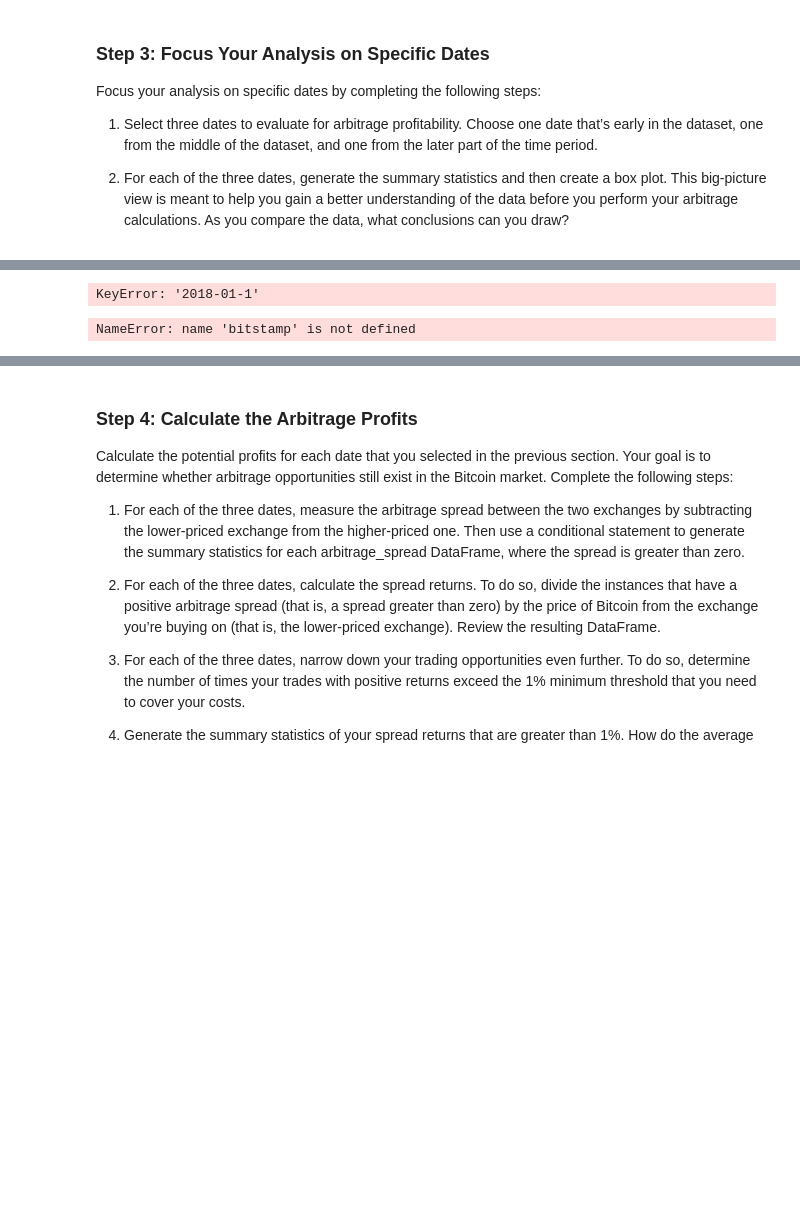
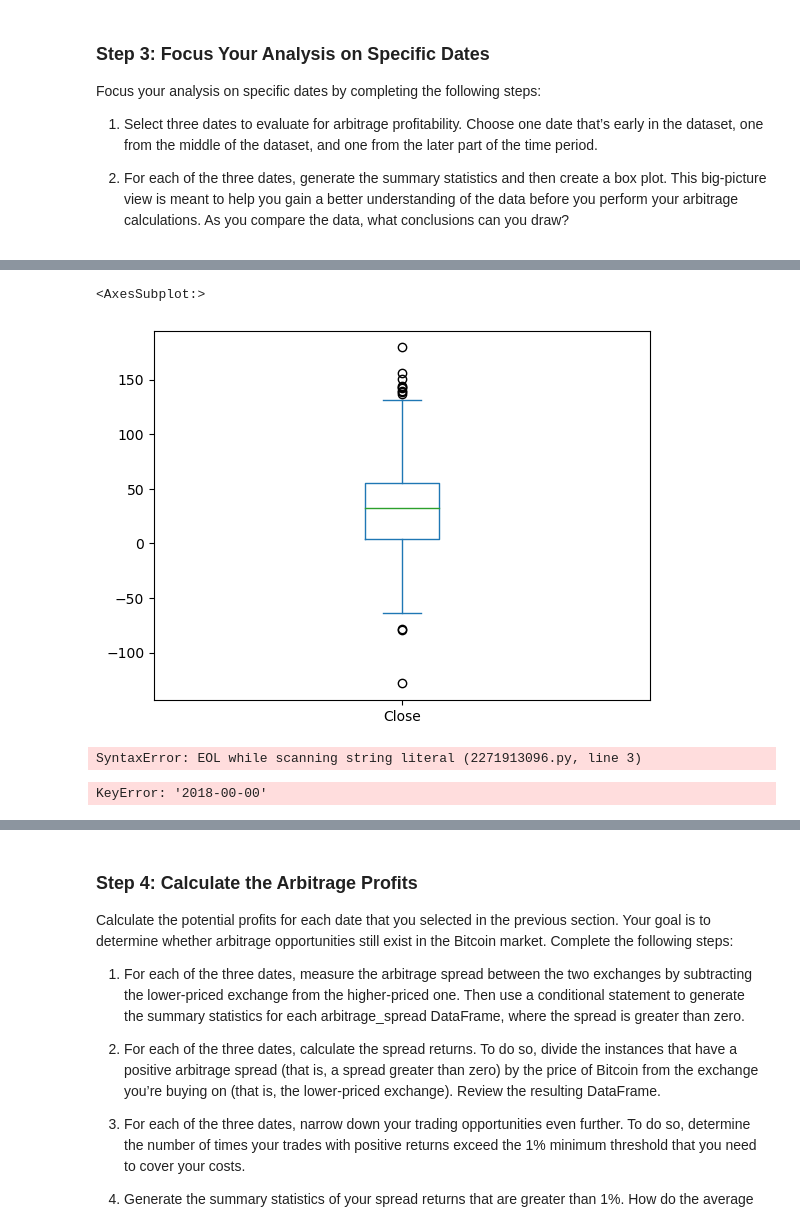
Before and after one commit to arianamoreno13/challenge3, a Jupyter notebook: challenge_03/crypto_arbitrage.ipynb, the cells around one changed output, grey strips where cells are left out. Cells and saved outputs as stored; diff of their text form; code cells hidden in the pictures; blank space fills up the shorter version.

Commit message:
updates have been made

```diff
--- a/challenge_03/crypto_arbitrage.ipynb
+++ b/challenge_03/crypto_arbitrage.ipynb
@@ -427,0 +446,8 @@ Focus your analysis on specific dates by completing the following steps:
+# %%
+# Using the early date that you have selected, calculate the arbitrage spread
+# by subtracting the bitstamp lower closing prices from the coinbase higher closing prices
+arbitrage_spread_early = coinbase_sliced.loc["2018-01-09 00:00:00": "2018-01-09 16:00:00"] - bitstamp_sliced.loc["2018-01-09 00:00:00": "2018-01-09 16:00:00"]
+
+
+# Generate summary statistics for the early DataFrame
+arbitrage_spread_early.describe()
@@ -428,18 +464,24 @@ Focus your analysis on specific dates by completing the following steps:
+# %%
+# Visualize the arbitrage spread from early in the dataset in a box plot
+arbitrage_spread_early.plot(kind="box")
+# %% [output]
+<AxesSubplot:>
+[figure, added]
 # %%
-# Create an overlay plot that visualizes the two dataframes over a period of one day early in the dataset.
+# Create an overlay plot that visualizes the two dataframes over a period of one day from the middle of the dataset.
 # Be sure that the plots include the parameters `legend`, `figsize`, `title`, `color` and `label`
-bitstamp['Close'].loc['2018-01-1'].plot(
-    legend=True, figsize=(15, 10), title="January 1st", color="blue", label="bitstamp")
-coinbase['Close'].loc['2018-01-1'].plot(
-    legend=True, figsize=(15, 10), color="green", label="coinbase")
+bitstamp.plot.loc["2018-02-01 00:00:00": "2018-02-01 16:00:00"](kind="box",legend=True, figsize=(15, 10), title="January 2018", color="blue", label="bitstamp)
+
+coinbase.plot.loc["2018-02-01 00:00:00": "2018-02-01 16:00:00"](kind="box,  legend=True, figsize=(15, 10), color="green", label="coinbase")
 # %% [output]
-KeyError: '2018-01-1'
+SyntaxError: EOL while scanning string literal (2271913096.py, line 3)
 # %%
-# Using the early date that you have selected, calculate the arbitrage spread
+# Using the date in the middle that you have selected, calculate the arbitrage spread
 # by subtracting the bitstamp lower closing prices from the coinbase higher closing prices
-arbitrage_spread_early = bitstamp['Close'].loc['2018-01-01'] - coinbase['Close'].loc['2015-10-19']
+arbitrage_spread_middle = bitstamp['Close'].loc['2018-00-00'] - coinbase['Close'].loc['2018-00-00']
 arbitrage_spread.describe()
 
-# Generate summary statistics for the early DataFrame
+# Generate summary statistics
+# YOUR CODE HERE
 # %% [output]
-NameError: name 'bitstamp' is not defined
+KeyError: '2018-00-00'
```
Also changed, not shown: parts of 19 cells of this notebook.
